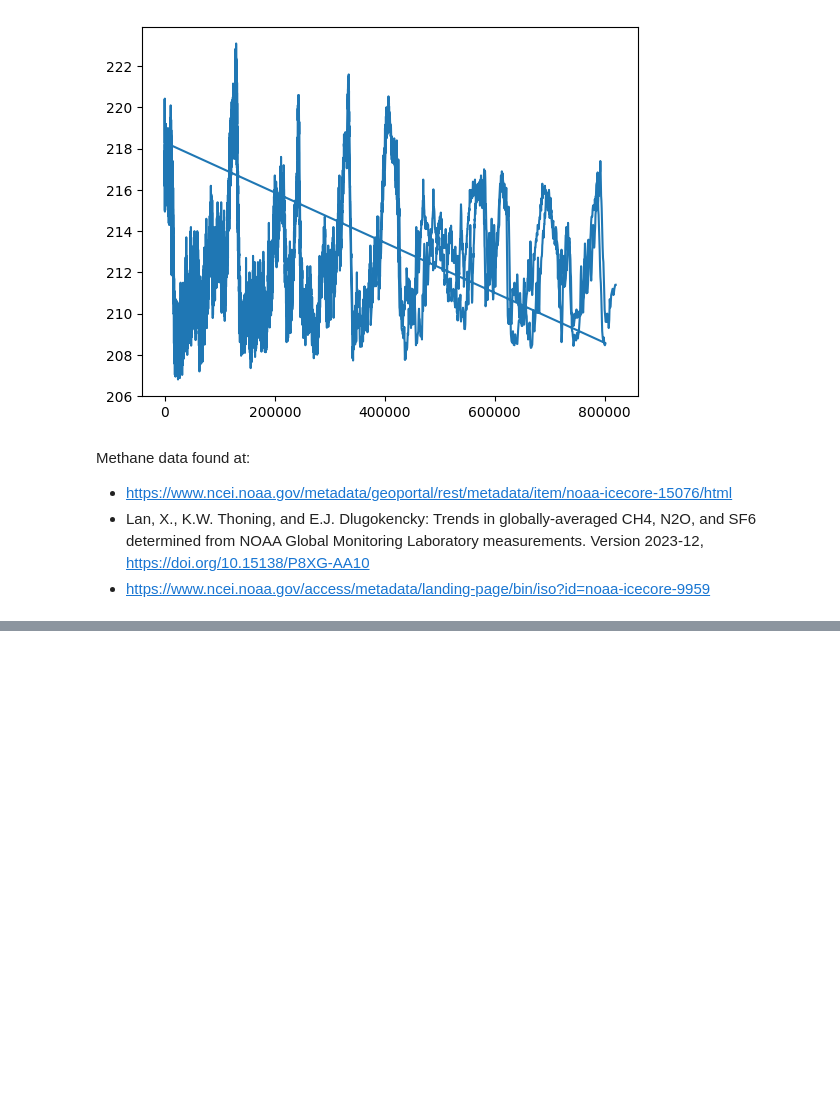
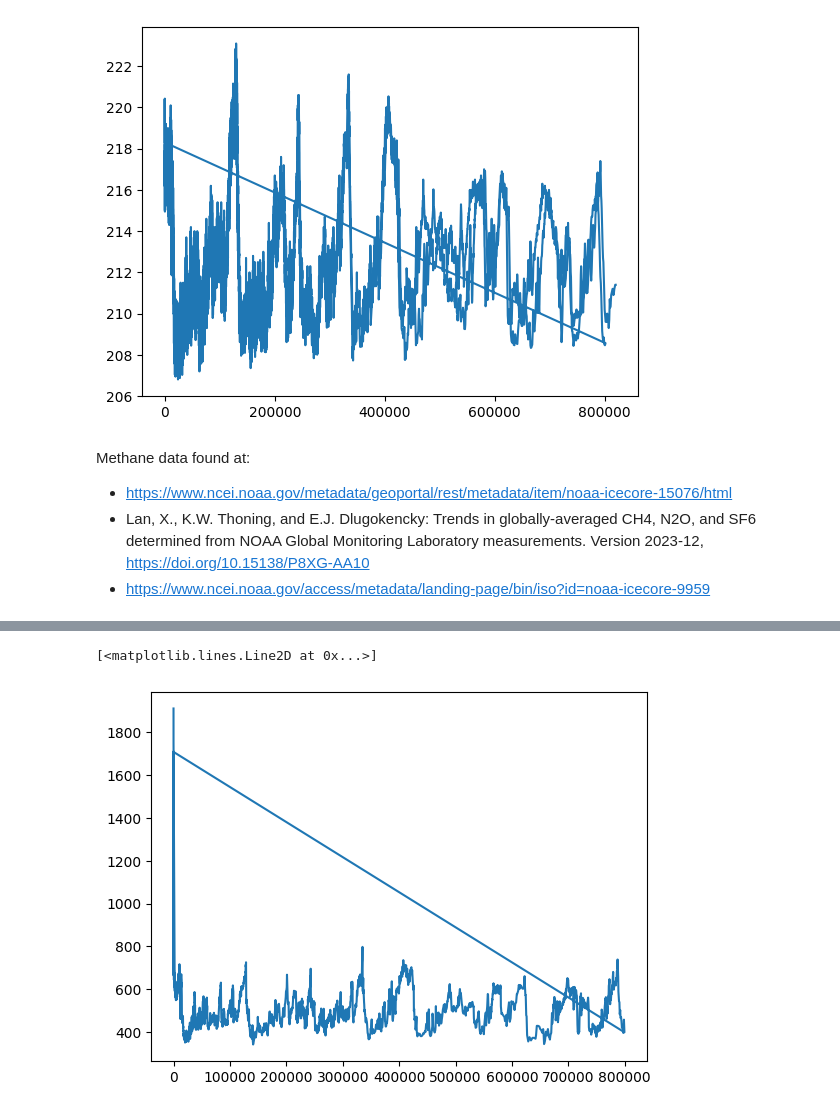
Before and after one commit to tomdbrophy/prog_data_analysis_assessment_2, a Jupyter notebook: project2.ipynb, the cells around one changed output, grey strips where cells are left out. Drawn from its saved outputs; the diff is of its cells as text; code cells hidden in the pictures; blank space fills up the shorter version.

```diff
--- a/project2.ipynb
+++ b/project2.ipynb
@@ -140,0 +129,5 @@ ch4_aicc.head()
+# %%
+ch4_aicc = pd.read_csv('data/aicc2012_ch4.csv')
+ch4_aicc = ch4_aicc.drop(['depth (m)'], axis=1)
+ch4_aicc = ch4_aicc.rename(columns={'gas age (a B1950)':'Age', 'CH4 (ppbv)':'CH4 (ppb)'})
+ch4_aicc.head()
@@ -162,0 +155,7 @@ ch4_noaa.head()
+# %%
+ch4_noaa = pd.read_csv('data/ch4_annmean_gl.csv', skiprows=43)
+# Convert to B1950 scale used elsewhere.
+ch4_noaa.iloc[:,0] = 1950 - ch4_noaa.iloc[:,0]
+ch4_noaa = ch4_noaa.drop(['unc'], axis=1)
+ch4_noaa = ch4_noaa.rename(columns={'year':'Age', 'mean':'CH4 (ppb)'})
+ch4_noaa.tail()
@@ -162,0 +169,8 @@ ch4_noaa.head()
+# %%
+ch4 = pd.concat([ch4_aicc, ch4_law, ch4_noaa], ignore_index=True)
+ch4.tail()
+
+plt.plot(ch4['Age'], ch4['CH4 (ppb)'])
+# %% [output]
+[<matplotlib.lines.Line2D at 0x...>]
+[figure, added]
```
Also changed, not shown: parts of 6 cells of this notebook.
